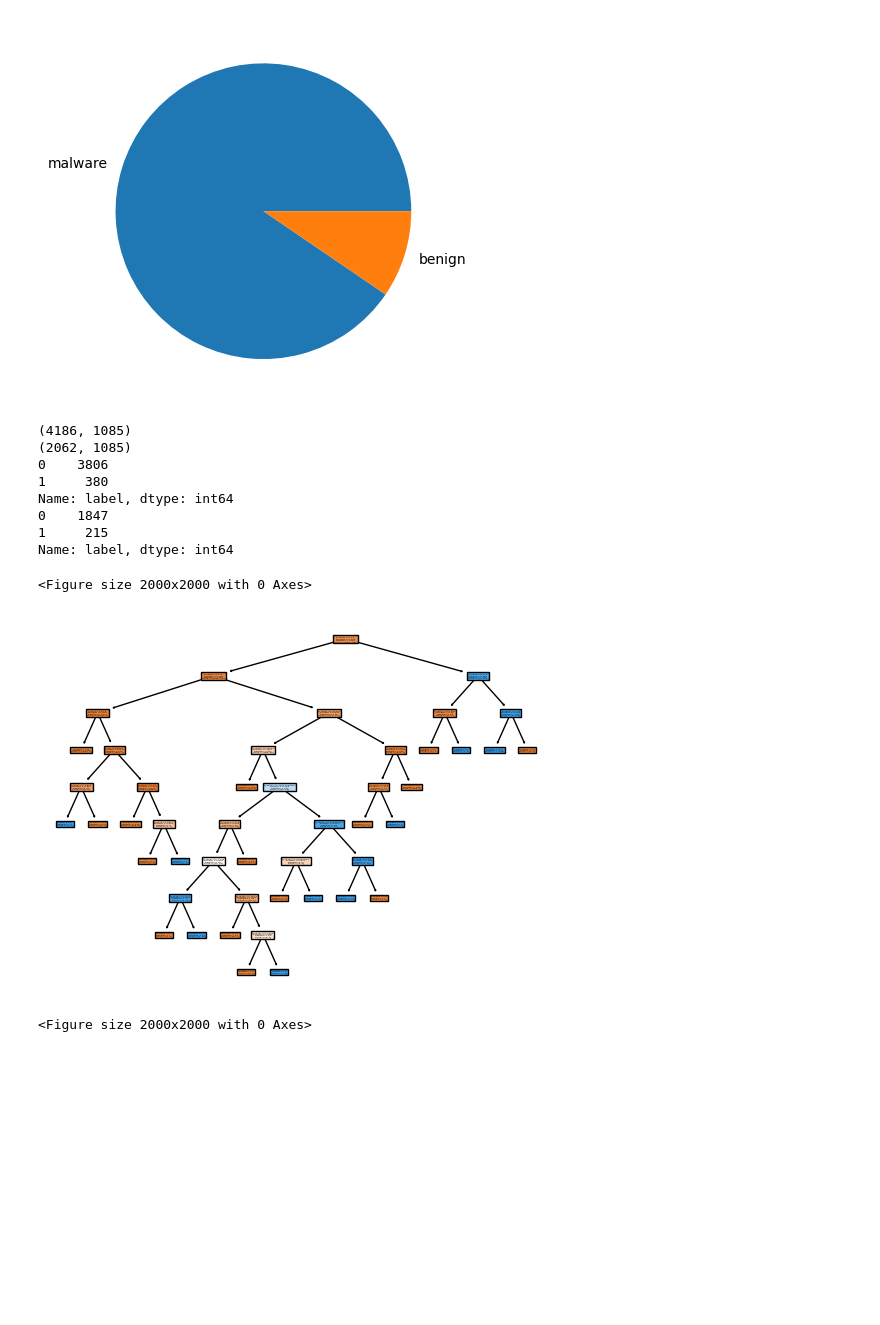
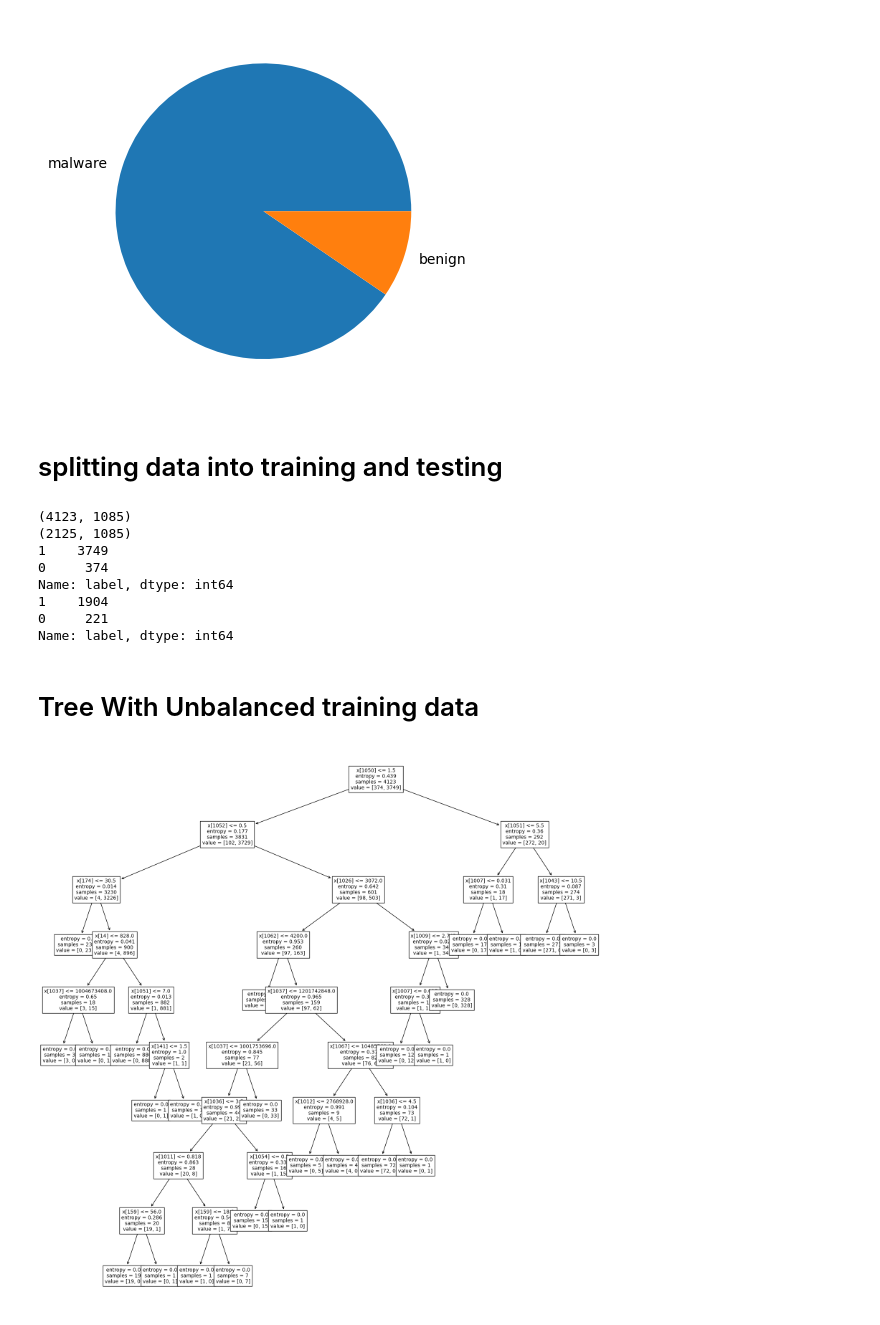
Before and after one commit to michaelrios2015/dm-hw3, a Jupyter notebook: HW-3.ipynb, the cells around one changed output. Saved outputs shown, nothing was run; the diff lists cells and outputs as text; code cells hidden in the pictures; blank space fills up the shorter version.

```diff
--- a/HW-3.ipynb
+++ b/HW-3.ipynb
@@ -20,7 +19,3 @@ data.head()
 | 3 | 0 | 0 | 1 | 0 | 0 | 0 | 0 | 0 | 0 | 0 | ... | ... |
 | 4 | 0 | 0 | 0 | 0 | 0 | 0 | 0 | 0 | 0 | 0 | ... | ... |
 5 rows × 1085 columns
-# %%
-# played around with switching 0 and 1s seems fine
-data['label'] = data['label'].map({1:0, 0:1})
-data.head()
@@ -56,46 +50,49 @@ ax.pie(data['label'].value_counts(), labels = labels)
+# %% [markdown]
+# splitting data into training and testing
 # %%
 # splitting the data unbalnced
 from sklearn.model_selection import train_test_split
 
 # our unbalanced training data, random stat just makes us get the same random numbers each time??
-ub_train, ub_test = train_test_split(data, test_size=0.33, random_state=42)
+(train, test) = train_test_split(data, train_size=0.66, test_size=0.34, shuffle = True, random_state=42)
 
 # just wanted to see that it was split
-print(ub_train.shape)
-print(ub_test.shape)
+print(train.shape)
+print(test.shape)
 
 # and how it split
 # ub_train.head()
 # ub_test.head()
-print(ub_train['label'].value_counts())
-print(ub_test['label'].value_counts())
+print(train['label'].value_counts())
+print(test['label'].value_counts())
 # %% [output]
-(4186, 1085)
-(2062, 1085)
-0    3806
-1     380
+(4123, 1085)
+(2125, 1085)
+1    3749
+0     374
 Name: label, dtype: int64
-0    1847
-1     215
+1    1904
+0     221
 Name: label, dtype: int64
+# %% [markdown]
+# Tree With Unbalanced training data
 # %%
 # making our tree model
 from sklearn import tree
 
 # splitting the classifier from the rest of the data
-Y = ub_train['label']
-X = ub_train.drop(['label'], axis=1)
+X_train = train.drop(['label'], axis=1)
+Y_train = train['label']
 
 # make our decision tree
 clf = tree.DecisionTreeClassifier(criterion='entropy')
-clf = clf.fit(X,Y)
+clf = clf.fit(X_train, Y_train)
 # %%
 # plot our decision tree not sure how to make it bigger
-tree.plot_tree(clf, filled=True)
 plt.figure(figsize=(20,20))
+tree.plot_tree(clf, fontsize=10)
+plt.show()
 # %% [output]
-<Figure size 2000x2000 with 0 Axes>
-[figure, old version]
+[figure, new version]
-<Figure size 2000x2000 with 0 Axes>
 # %%
 # so it probably overfit the model
```
Also changed, not shown: parts of 34 cells of this notebook.
